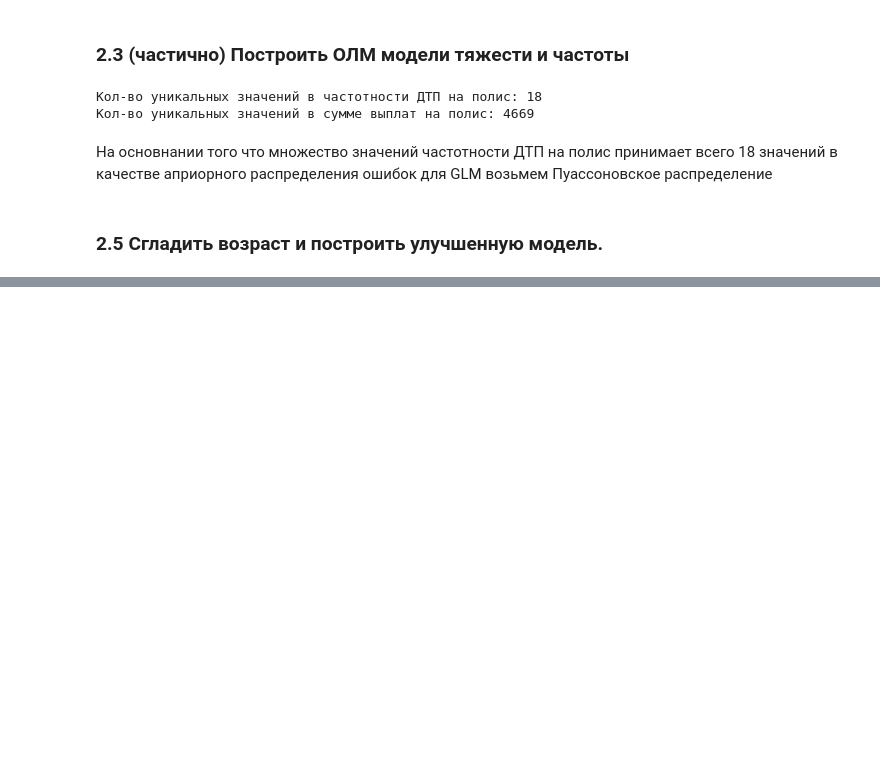
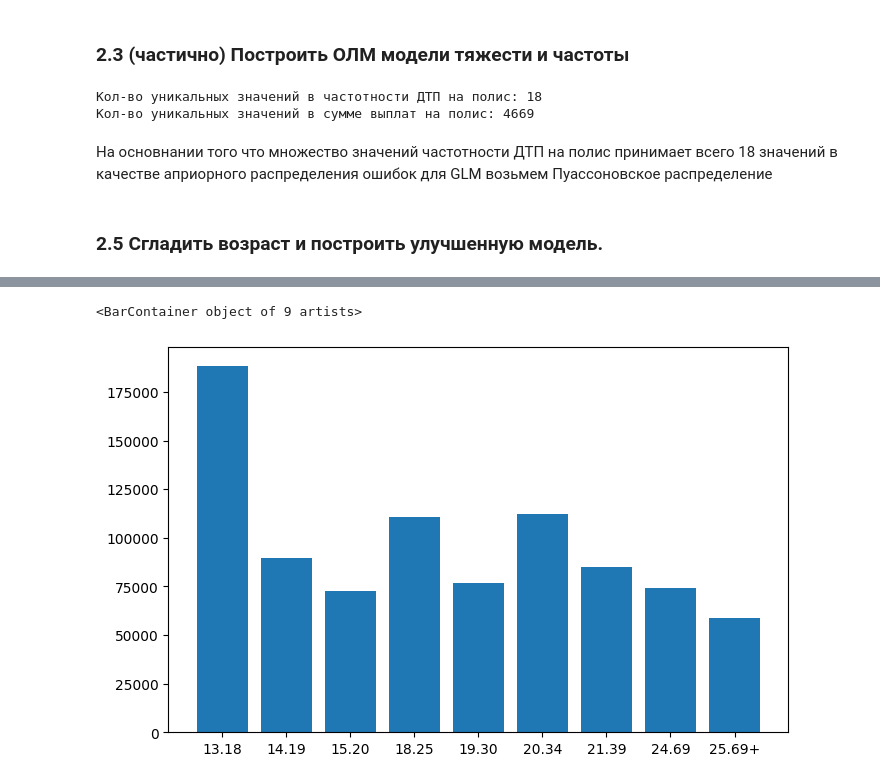
Before and after one commit to antroped/BDAktuarki, a Jupyter notebook: 167.ipynb, the cells around one changed output, grey strips where cells are left out. Saved outputs shown, nothing was run; the diff lists cells and outputs as text; code cells hidden in the pictures; blank space fills up the shorter version.

```diff
--- a/167.ipynb
+++ b/167.ipynb
@@ -766,0 +770,25 @@ plt.bar(group.index, group['PAY_AMT_sum'])
+# %%
+# Исходя из распределения возраст можно сгладить следующим образом
+def age_gr(x):
+    if x == -4 : return "11.-4"
+    elif x >=16 and x <=18 : return "13.18"
+    elif x == 19: return "14.19"
+    elif x >=20 and x <=21: return "15.20"
+    elif x >=22 and x <=25 : return "18.25"
+    elif x > 25 and x <= 30 : return "19.30"
+    elif x > 30 and x <= 34 : return "20.34"
+    elif x > 34 and x <= 59 : return "21.39"
+    elif x > 59 and x <= 69 : return "24.69"
+    elif x > 69 : return "25.69+"
+    else: return "20.34"
+
+df['age_cat'] = df['MIN_DRIVER_AGE'].apply(age_gr)
+
+# Посмотрим на распределение средней выплаты по возрасту после предобразования
+group = df[train][['age_cat', 'PAY_AMT_sum']].groupby('age_cat').mean()
+
+plt.figure(figsize=(8, 5), dpi=100)
+plt.bar(group.index, group['PAY_AMT_sum'])
+# %% [output]
+<BarContainer object of 9 artists>
+[figure, added]
```
Also changed, not shown: parts of 9 cells of this notebook, 2 other files.
